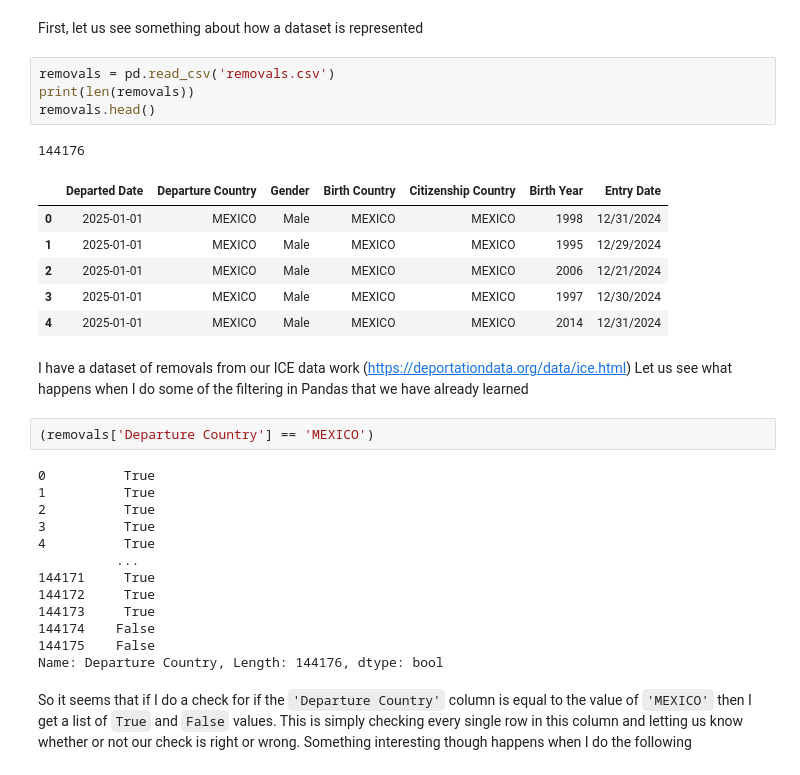
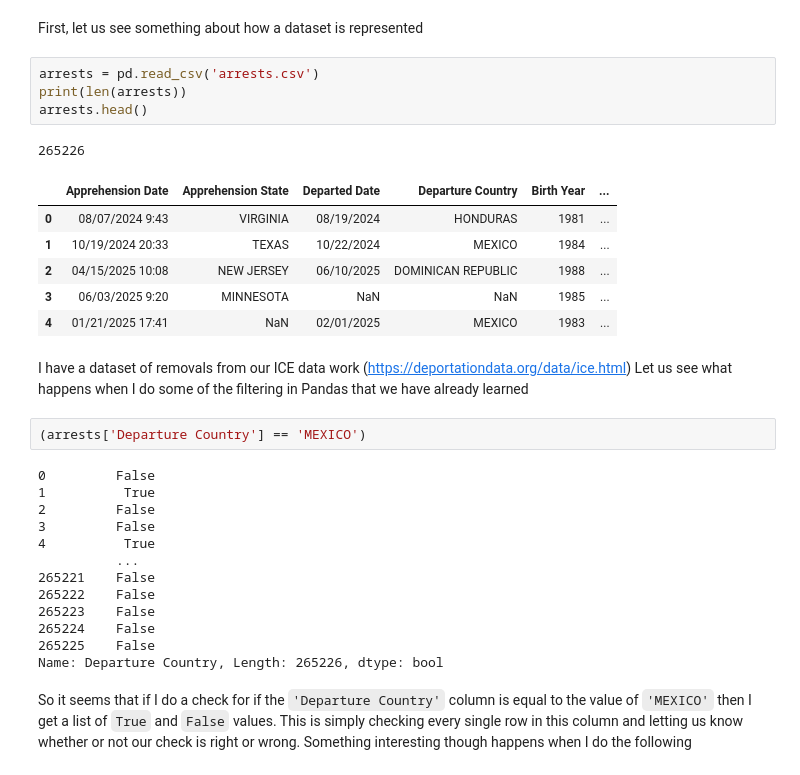
Before and after one commit to ds-modules/DEVP209, a Jupyter notebook: Section5/section5.ipynb, the cells around one changed output. Saved outputs shown, nothing was run; the diff lists cells and outputs as text.

```diff
--- a/Section5/section5.ipynb
+++ b/Section5/section5.ipynb
@@ -15,35 +15,35 @@ import  matplotlib.pyplot as plt
 # %% [markdown]
 First, let us see something about how a dataset is represented
 # %%
-removals = pd.read_csv('removals.csv')
-print(len(removals))
-removals.head()
+arrests = pd.read_csv('arrests.csv')
+print(len(arrests))
+arrests.head()
 # %% [output]
-144176
+265226
-|  | Departed Date | Departure Country | Gender | Birth Country | Citizenship Country | Birth Year | Entry Date |
-| 0 | 2025-01-01 | MEXICO | Male | MEXICO | MEXICO | 1998 | 12/31/2024 |
-| 1 | 2025-01-01 | MEXICO | Male | MEXICO | MEXICO | 1995 | 12/29/2024 |
-| 2 | 2025-01-01 | MEXICO | Male | MEXICO | MEXICO | 2006 | 12/21/2024 |
-| 3 | 2025-01-01 | MEXICO | Male | MEXICO | MEXICO | 1997 | 12/30/2024 |
-| 4 | 2025-01-01 | MEXICO | Male | MEXICO | MEXICO | 2014 | 12/31/2024 |
+|  | Apprehension Date | Apprehension State | Departed Date | Departure Country | Birth Year | ... |
+| 0 | 08/07/2024 9:43 | VIRGINIA | 08/19/2024 | HONDURAS | 1981 | ... |
+| 1 | 10/19/2024 20:33 | TEXAS | 10/22/2024 | MEXICO | 1984 | ... |
+| 2 | 04/15/2025 10:08 | NEW JERSEY | 06/10/2025 | DOMINICAN REPUBLIC | 1988 | ... |
+| 3 | 06/03/2025 9:20 | MINNESOTA | NaN | NaN | 1985 | ... |
+| 4 | 01/21/2025 17:41 | NaN | 02/01/2025 | MEXICO | 1983 | ... |
 # %% [markdown]
 I have a dataset of removals from our ICE data work (https://deportationdata.org/data/ice.html)
 Let us see what happens when I do some of the filtering in Pandas that we have already learned
 # %%
-(removals['Departure Country'] == 'MEXICO')
+(arrests['Departure Country'] == 'MEXICO')
 # %% [output]
-0          True
+0         False
 1          True
-2          True
-3          True
+2         False
+3         False
 4          True
           ...
-144171     True
-144172     True
-144173     True
-144174    False
-144175    False
-Name: Departure Country, Length: 144176, dtype: bool
+265221    False
+265222    False
+265223    False
+265224    False
+265225    False
+Name: Departure Country, Length: 265226, dtype: bool
 # %% [markdown]
 So it seems that if I do a check for if the `'Departure Country'` column is equal to the value of `'MEXICO'` then I get a list of `True` and `False` values. This is simply checking every single row in this column and letting us know whether or not our check is right or wrong. Something interesting though happens when I do the following
 # %% [markdown]
```
Also changed, not shown: parts of 27 cells of this notebook, 3 other files.
